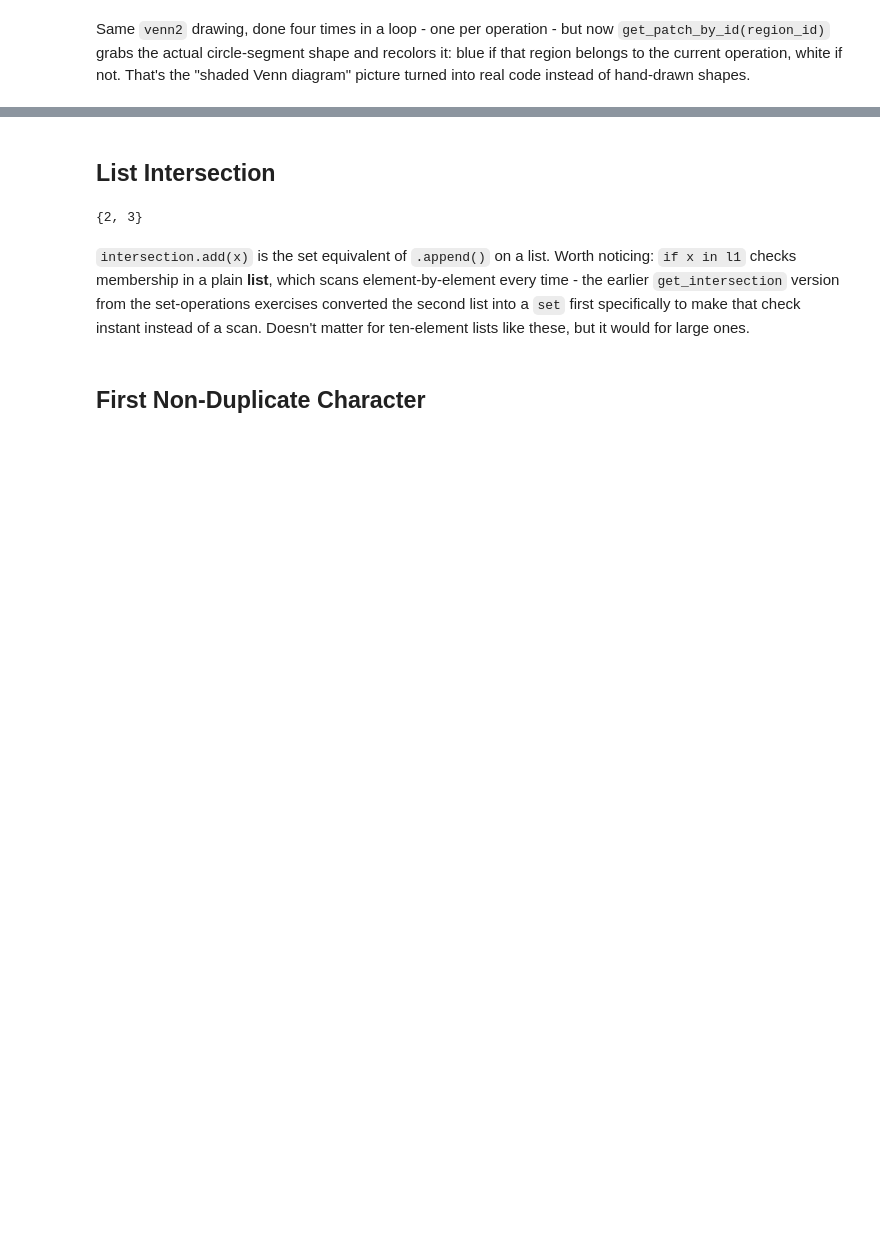
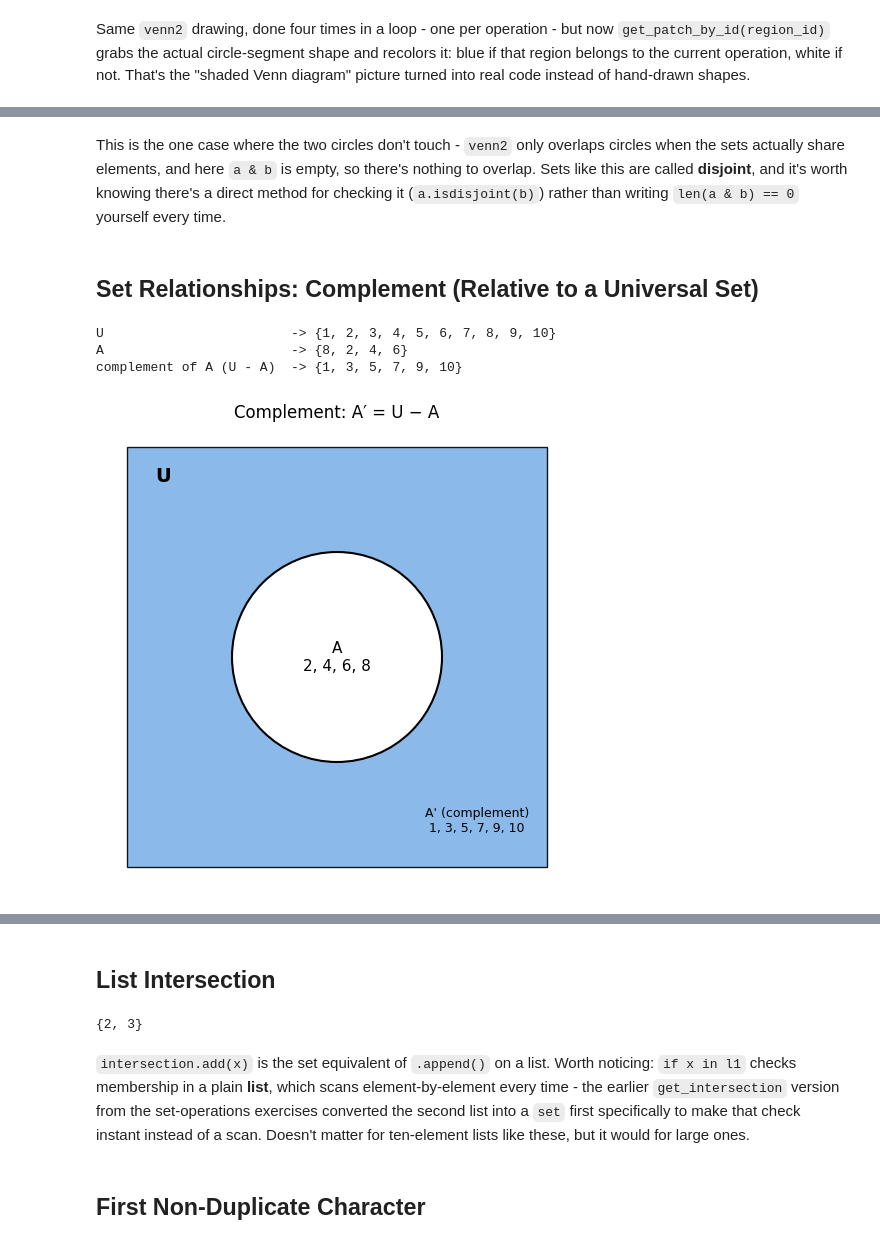
Before and after one commit to mikelorenzen09/algorithms, a Jupyter notebook: sets maps and hashmaps.ipynb, the cells around one changed output, grey strips where cells are left out. Cells and saved outputs as stored; diff of their text form; code cells hidden in the pictures; blank space fills up the shorter version.

```diff
--- a/sets maps and hashmaps.ipynb
+++ b/sets maps and hashmaps.ipynb
@@ -128,0 +197,46 @@ Same `venn2` drawing, done four times in a loop - one per operation - but now `g
+# %% [markdown]
+This is the one case where the two circles don't touch - `venn2` only
+overlaps circles when the sets actually share elements, and here `a & b` is empty, so there's
+nothing to overlap. Sets like this are called **disjoint**, and it's worth knowing there's a direct
+method for checking it (`a.isdisjoint(b)`) rather than writing `len(a & b) == 0` yourself every
+time.
+# %% [markdown]
+## Set Relationships: Complement (Relative to a Universal Set)
+# %%
+import matplotlib.patches as patches
+
+U = set(range(1, 11))      # the "universal set" - everything we've agreed to consider: 1-10
+A = {2, 4, 6, 8}
+
+complement_A = U - A       # everything in U that is NOT in A
+
+print("U                        ->", U)
+print("A                        ->", A)
+print("complement of A (U - A)  ->", complement_A)
+
+fig, ax = plt.subplots(figsize=(6, 6))
+
+# U is drawn as the WHOLE rectangle - there's no "outside" of the universal set
+rect = patches.Rectangle((-3, -3), 6, 6, facecolor='#7FB3E8', alpha=0.9, edgecolor='black')
+ax.add_patch(rect)
+
+# A is a white circle cut out of it - whatever's left colored IS the complement
+circle = patches.Circle((0, 0), 1.5, facecolor='white', edgecolor='black', linewidth=1.5)
+ax.add_patch(circle)
+
+ax.text(0, 0, "A\n" + ', '.join(map(str, sorted(A))), ha='center', va='center', fontsize=11)
+ax.text(-2.6, 2.5, "U", fontsize=14, fontweight='bold')
+ax.text(2.0, -2.5, "A' (complement)\n" + ', '.join(map(str, sorted(complement_A))),
+        ha='center', fontsize=9)
+
+ax.set_xlim(-3.3, 3.3)
+ax.set_ylim(-3.3, 3.3)
+ax.set_aspect('equal')
+ax.axis('off')
+ax.set_title("Complement: A′ = U − A")
+plt.show()
+# %% [output]
+U                        -> {1, 2, 3, 4, 5, 6, 7, 8, 9, 10}
+A                        -> {8, 2, 4, 6}
+complement of A (U - A)  -> {1, 3, 5, 7, 9, 10}
+[figure, added]
```
Also changed, not shown: parts of 27 cells of this notebook.
